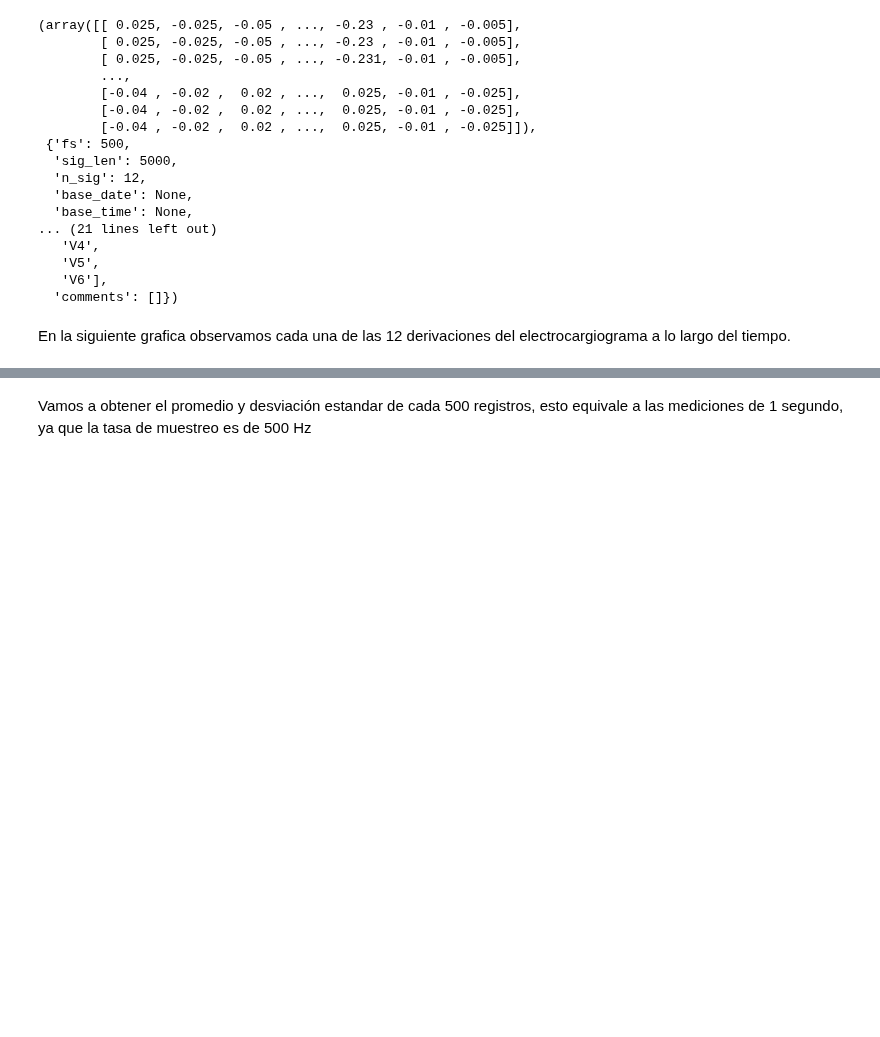
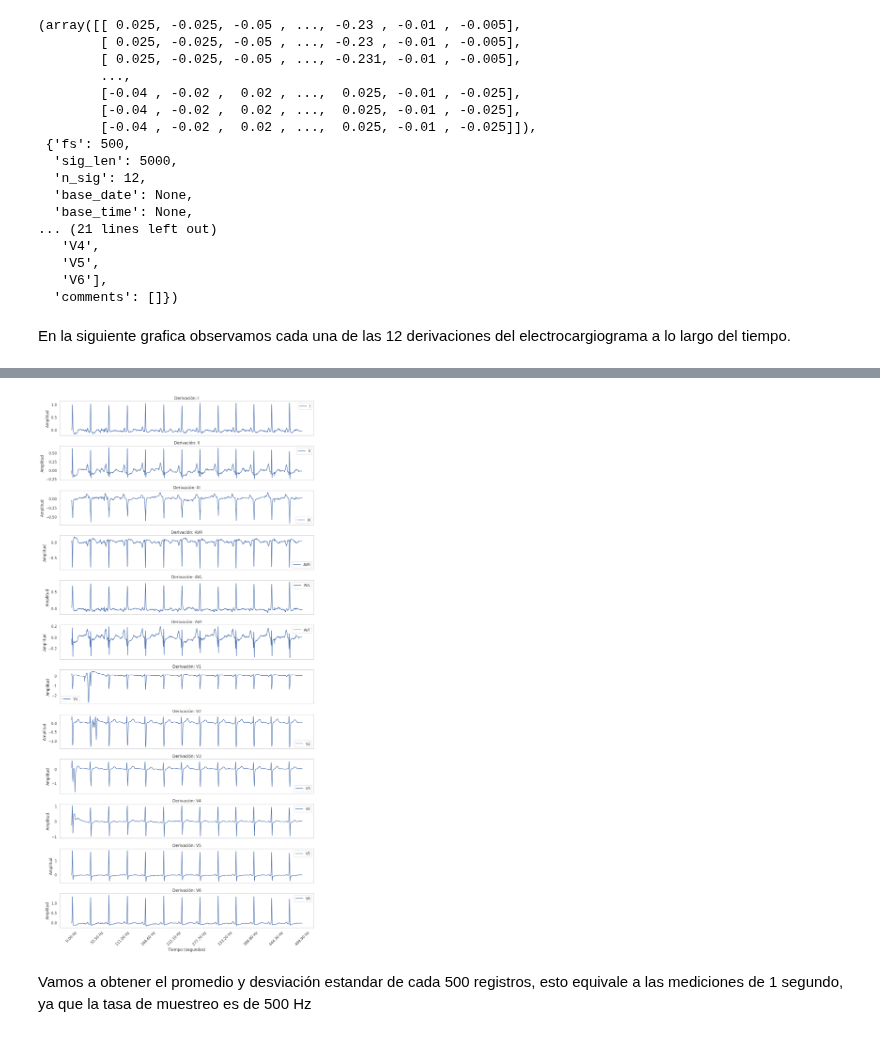
Before and after one commit to Alan3mmanuel/Electrocardiogramas, a Jupyter notebook: 1_Preprocesamiento.ipynb, the cells around one changed output, grey strips where cells are left out. Saved outputs shown, nothing was run; the diff lists cells and outputs as text; code cells hidden in the pictures; blank space fills up the shorter version.

Commit message:
Graficar nuevamente ECG

```diff
--- a/1_Preprocesamiento.ipynb
+++ b/1_Preprocesamiento.ipynb
@@ -460,3 +456,35 @@ df_imagen.iplot(title="Señales de ECG", xTitle="Tiempo (muestras)", yTitle="Amp
+# %%
+df_imagen = pd.DataFrame(record.p_signal, columns=record.sig_name)
+
+# Crear el eje de tiempo (en segundos)
+fs = record.fs  # Frecuencia de muestreo en Hz
+tiempo = np.arange(len(df_imagen)) / fs  # Vector de tiempo en segundos
+
+# Crear una figura con subgráficos
+fig, axes = plt.subplots(nrows=len(df_imagen.columns), figsize=(12, 2 * len(df_imagen.columns)), sharex=True)
+
+# Determinar marcas de frecuencia (cada cierto número de muestras)
+num_ticks = 10  # Número de marcas de frecuencia a mostrar
+tick_positions = np.linspace(0, len(tiempo) - 1, num_ticks, dtype=int)
+tick_labels = [f"{t:.2f} Hz" for t in (tick_positions / len(tiempo) * fs)]
+
+# Graficar cada derivación en un subplot
+for ax, col in zip(axes, df_imagen.columns):
+    ax.plot(tiempo, df_imagen[col], label=col)
+    ax.set_title(f"Derivación: {col}")
+    ax.set_ylabel("Amplitud")
+    ax.grid()
+    ax.legend()
+
+    # Agregar marcas de frecuencia en el eje X
+    ax.set_xticks(tiempo[tick_positions])  # Posición de las marcas
+    ax.set_xticklabels(tick_labels, rotation=45)  # Etiquetas de frecuencia
+
+plt.xlabel("Tiempo (segundos)")
+plt.tight_layout()  # Ajusta los espacios entre los gráficos
+plt.show()
+# %% [output]
+[figure, added]
 # %% [markdown]
 Vamos a obtener el promedio y desviación estandar de cada 500 registros, esto equivale a las mediciones
 de 1 segundo, ya que la tasa de muestreo es de 500 Hz
```
Also changed, not shown: parts of 2 cells of this notebook.
